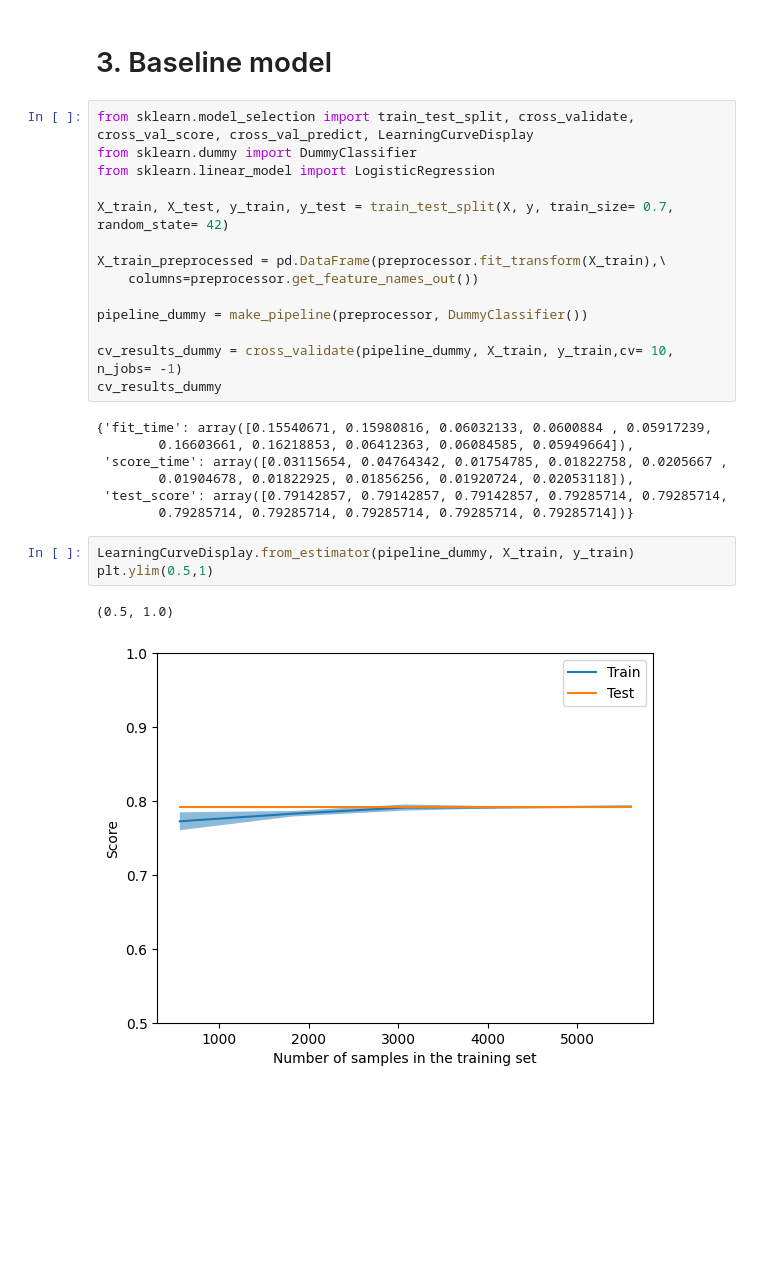
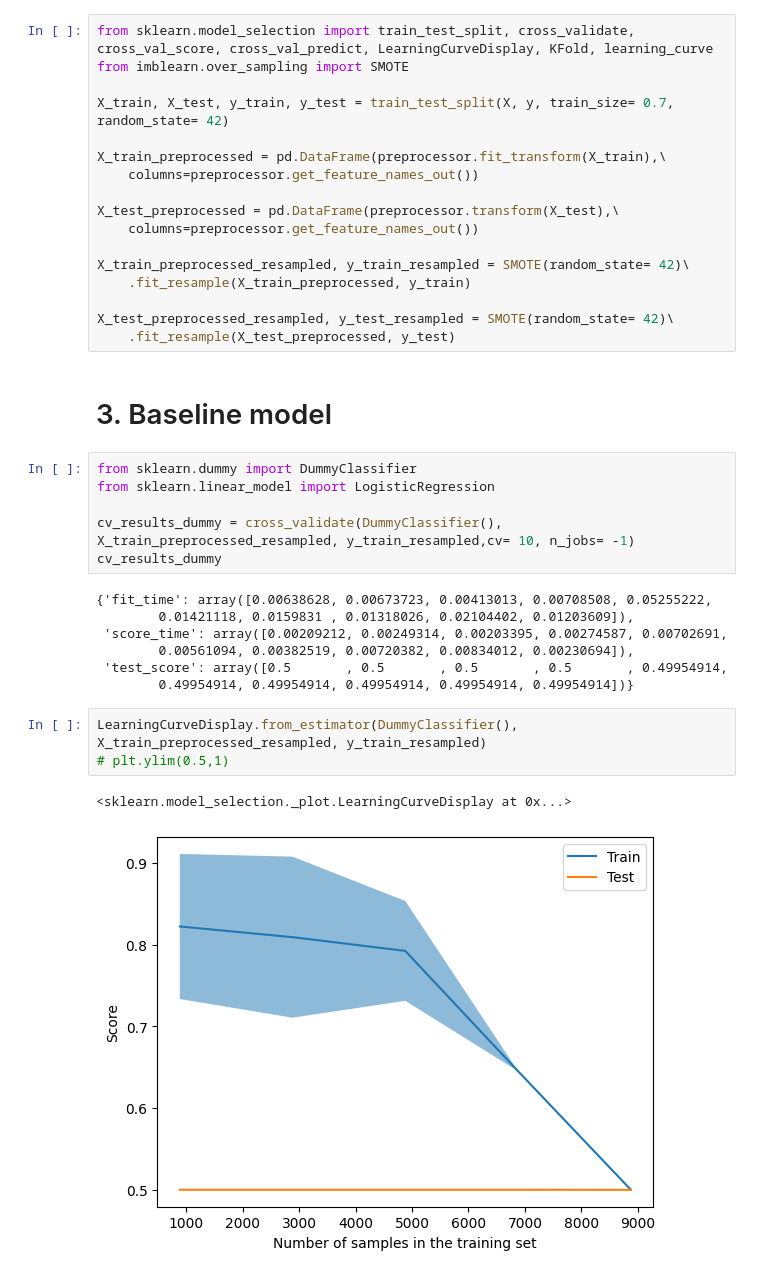
Before and after one commit to jerome-roeser/Bank-customer-churn-modeling, a Jupyter notebook: customer_churn.ipynb, the cells around one changed output. Saved outputs shown, nothing was run; the diff lists cells and outputs as text; blank space fills up the shorter version.

```diff
--- a/customer_churn.ipynb
+++ b/customer_churn.ipynb
@@ -171,29 +173,38 @@ ColumnTransformer(transformers=[('pipeline-1',
+# %%
+from sklearn.model_selection import train_test_split, cross_validate, cross_val_score, cross_val_predict, LearningCurveDisplay, KFold, learning_curve
+from imblearn.over_sampling import SMOTE
+
+X_train, X_test, y_train, y_test = train_test_split(X, y, train_size= 0.7, random_state= 42)
+
+X_train_preprocessed = pd.DataFrame(preprocessor.fit_transform(X_train),\
+    columns=preprocessor.get_feature_names_out())
+
+X_test_preprocessed = pd.DataFrame(preprocessor.transform(X_test),\
+    columns=preprocessor.get_feature_names_out())
+
+X_train_preprocessed_resampled, y_train_resampled = SMOTE(random_state= 42)\
+    .fit_resample(X_train_preprocessed, y_train)
+
+X_test_preprocessed_resampled, y_test_resampled = SMOTE(random_state= 42)\
+    .fit_resample(X_test_preprocessed, y_test)
 # %% [markdown]
 # 3. Baseline model
 # %%
-from sklearn.model_selection import train_test_split, cross_validate, cross_val_score, cross_val_predict, LearningCurveDisplay
 from sklearn.dummy import DummyClassifier
 from sklearn.linear_model import LogisticRegression
 
-X_train, X_test, y_train, y_test = train_test_split(X, y, train_size= 0.7, random_state= 42)
-
-X_train_preprocessed = pd.DataFrame(preprocessor.fit_transform(X_train),\
-    columns=preprocessor.get_feature_names_out())
-
-pipeline_dummy = make_pipeline(preprocessor, DummyClassifier())
-
-cv_results_dummy = cross_validate(pipeline_dummy, X_train, y_train,cv= 10, n_jobs= -1)
+cv_results_dummy = cross_validate(DummyClassifier(), X_train_preprocessed_resampled, y_train_resampled,cv= 10, n_jobs= -1)
 cv_results_dummy
 # %% [output]
-{'fit_time': array([0.15540671, 0.15980816, 0.06032133, 0.0600884 , 0.05917239,
-        0.16603661, 0.16218853, 0.06412363, 0.06084585, 0.05949664]),
- 'score_time': array([0.03115654, 0.04764342, 0.01754785, 0.01822758, 0.0205667 ,
-        0.01904678, 0.01822925, 0.01856256, 0.01920724, 0.02053118]),
- 'test_score': array([0.79142857, 0.79142857, 0.79142857, 0.79285714, 0.79285714,
-        0.79285714, 0.79285714, 0.79285714, 0.79285714, 0.79285714])}
+{'fit_time': array([0.00638628, 0.00673723, 0.00413013, 0.00708508, 0.05255222,
+        0.01421118, 0.0159831 , 0.01318026, 0.02104402, 0.01203609]),
+ 'score_time': array([0.00209212, 0.00249314, 0.00203395, 0.00274587, 0.00702691,
+        0.00561094, 0.00382519, 0.00720382, 0.00834012, 0.00230694]),
+ 'test_score': array([0.5       , 0.5       , 0.5       , 0.5       , 0.49954914,
+        0.49954914, 0.49954914, 0.49954914, 0.49954914, 0.49954914])}
 # %%
-LearningCurveDisplay.from_estimator(pipeline_dummy, X_train, y_train)
-plt.ylim(0.5,1)
+LearningCurveDisplay.from_estimator(DummyClassifier(), X_train_preprocessed_resampled, y_train_resampled)
+# plt.ylim(0.5,1)
 # %% [output]
-(0.5, 1.0)
+<sklearn.model_selection._plot.LearningCurveDisplay at 0x...>
-[figure, old version]
+[figure, new version]
```
Also changed, not shown: parts of 14 cells of this notebook.
